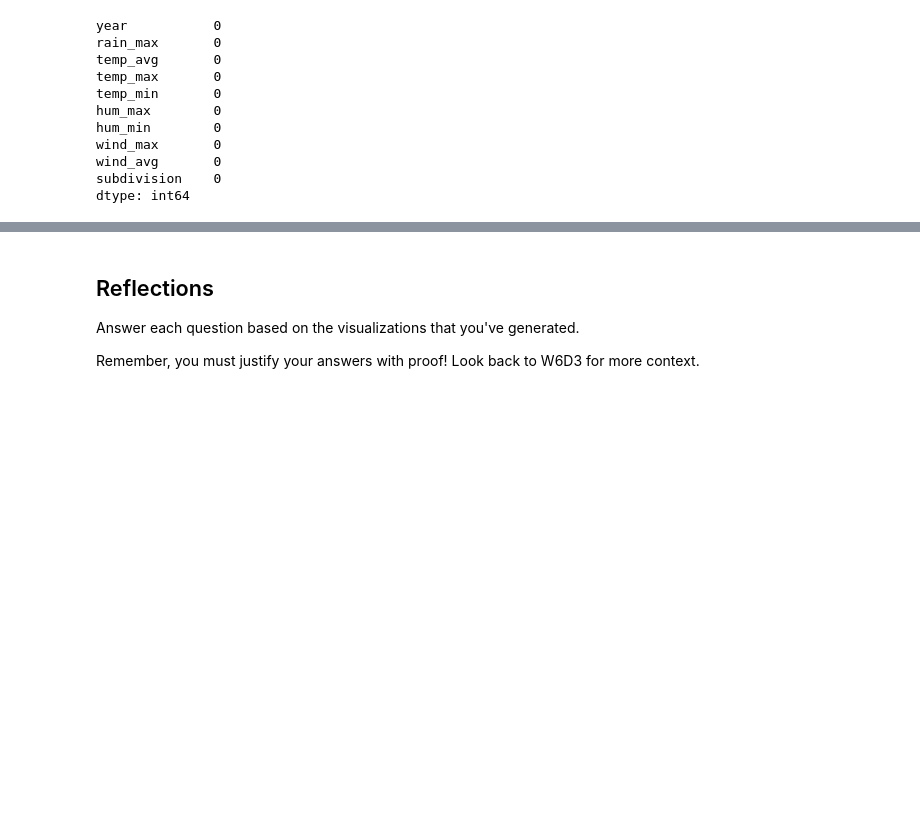
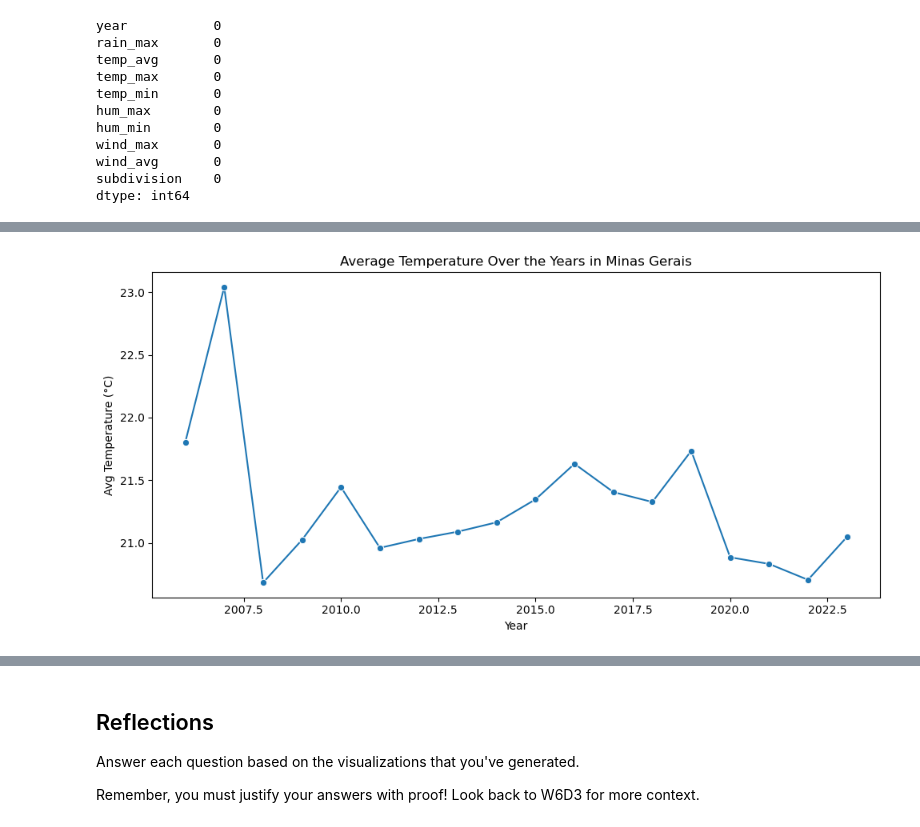
Before and after one commit to Coletteobazee/weather-analysis-EDA, a Jupyter notebook: notebooks/explore_weather.ipynb, the cells around one changed output, grey strips where cells are left out. Saved outputs shown, nothing was run; the diff lists cells and outputs as text; code cells hidden in the pictures; blank space fills up the shorter version.

Commit message:
Completed univariate EDA for weather data

```diff
--- a/notebooks/explore_weather.ipynb
+++ b/notebooks/explore_weather.ipynb
@@ -77,0 +99,12 @@ dtype: int64
+# %%
+# Univariate Plot: Average Temperature Over the Years
+
+plt.figure(figsize=(10, 5))
+sns.lineplot(x='year', y='temp_avg', data=weather, marker='o')
+plt.title("Average Temperature Over the Years in Minas Gerais")
+plt.ylabel("Avg Temperature (°C)")
+plt.xlabel("Year")
+plt.tight_layout()
+plt.show()
+# %% [output]
+[figure, added]
```
Also changed, not shown: parts of 4 cells of this notebook.
